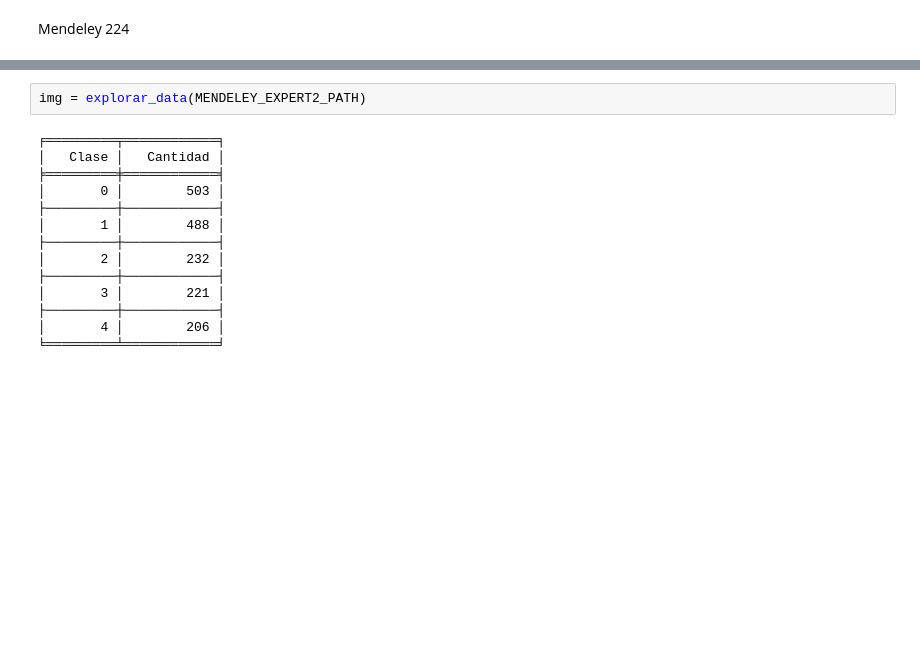
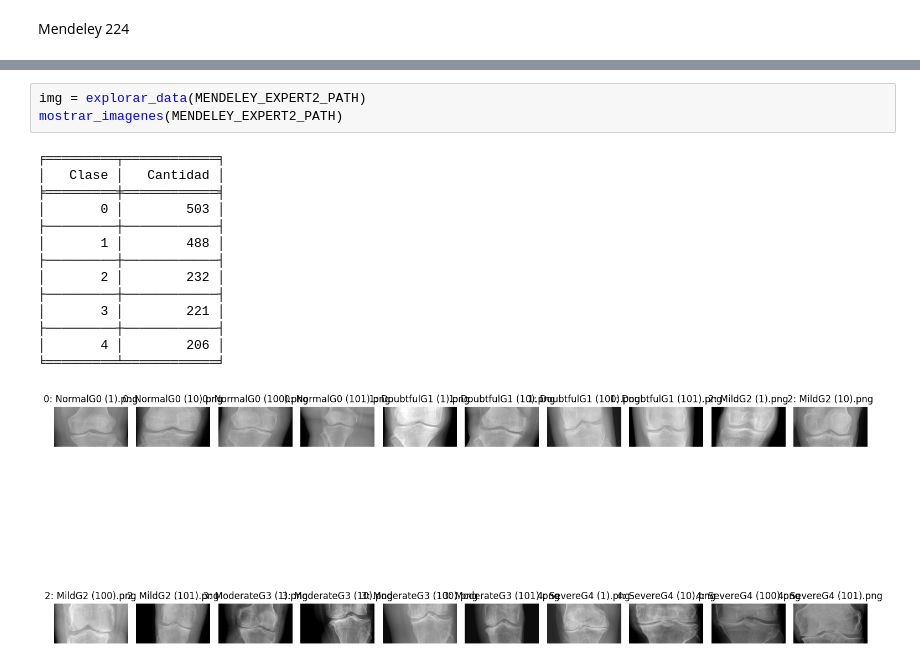
Before and after one commit to Tempus23/Radiography_TFG, a Jupyter notebook: data.ipynb, the cells around one changed output, grey strips where cells are left out. Saved outputs shown, nothing was run; the diff lists cells and outputs as text; blank space fills up the shorter version.

```diff
--- a/data.ipynb
+++ b/data.ipynb
@@ -39,16 +43,18 @@ img = explorar_data(MENDELEY_EXPERT1_PATH)
 # %%
 img = explorar_data(MENDELEY_EXPERT2_PATH)
+mostrar_imagenes(MENDELEY_EXPERT2_PATH)
 # %% [output]
 ╒═════════╤════════════╕
 │   Clase │   Cantidad │
 ╞═════════╪════════════╡
 │       0 │        503 │
 ├─────────┼────────────┤
 │       1 │        488 │
 ├─────────┼────────────┤
 │       2 │        232 │
 ├─────────┼────────────┤
 │       3 │        221 │
 ├─────────┼────────────┤
 │       4 │        206 │
 ╘═════════╧════════════╛
+[figure, added]
```
Also changed, not shown: parts of 2 cells of this notebook, 12 other files.
